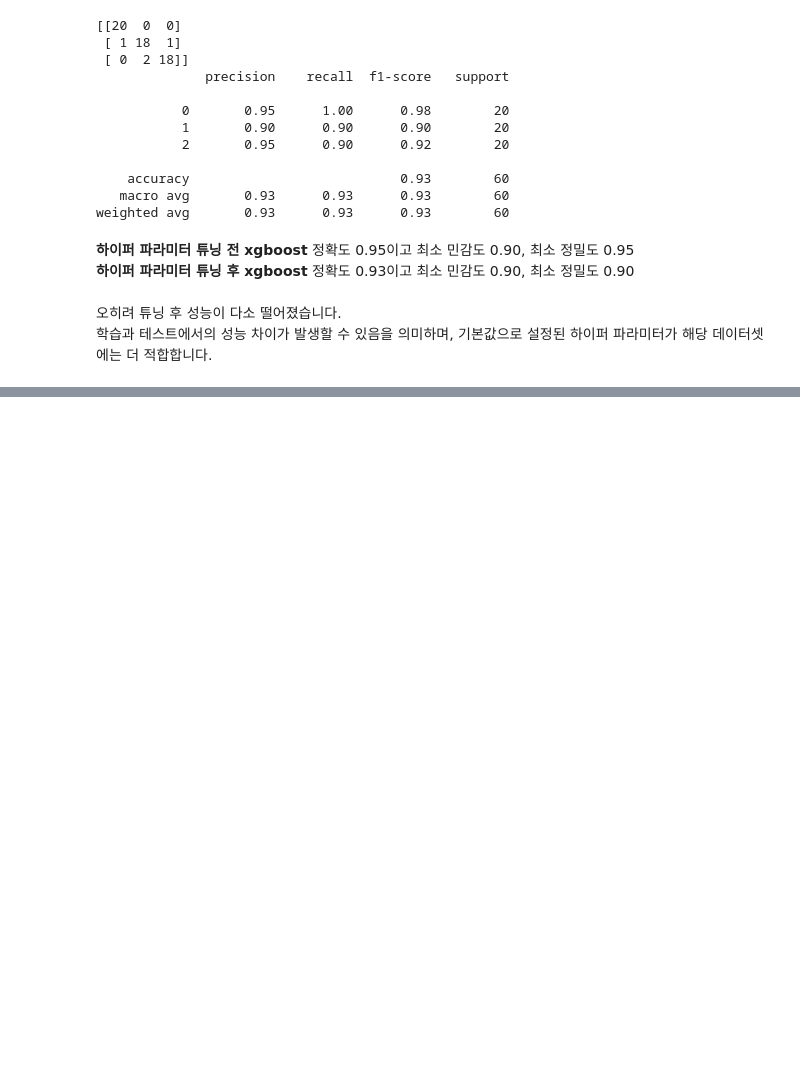
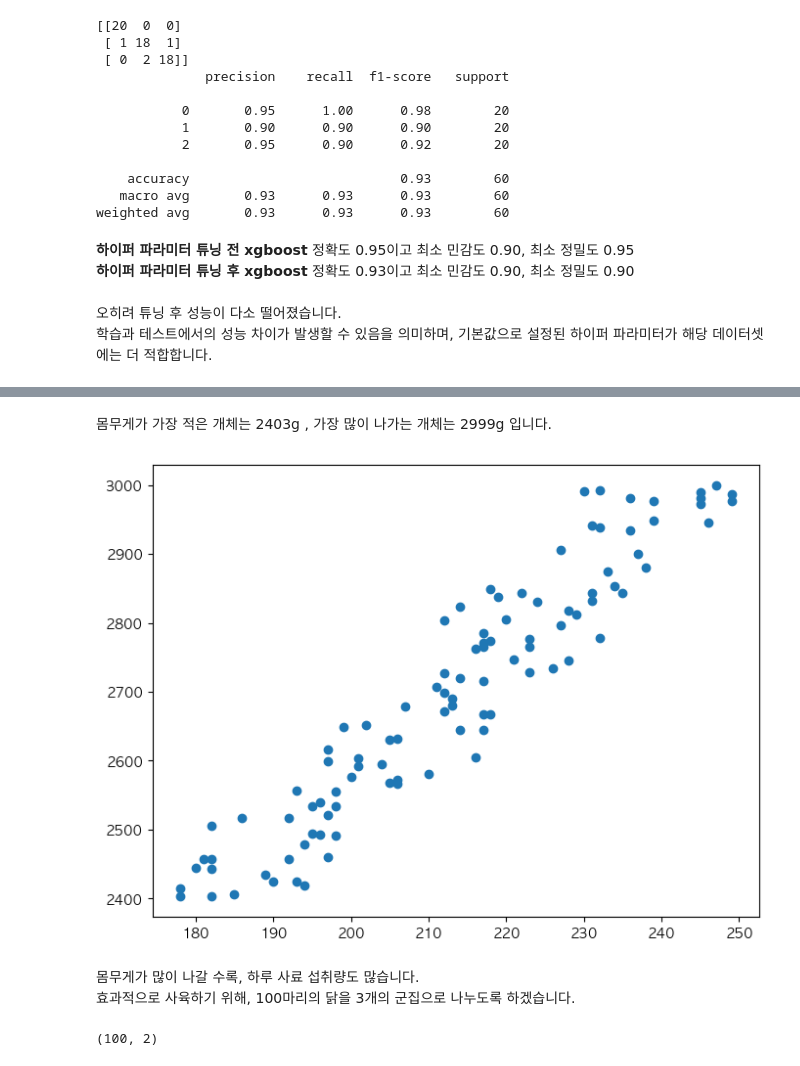
Before and after one commit to hyejinbeck/Chick-Growth, a Jupyter notebook: Analysis.ipynb, the cells around one changed output, grey strips where cells are left out. Drawn from its saved outputs; the diff is of its cells as text; code cells hidden in the pictures; blank space fills up the shorter version.

```diff
--- a/Analysis.ipynb
+++ b/Analysis.ipynb
@@ -2229,0 +2279,22 @@ weighted avg       0.93      0.93      0.93        60
+# %% [markdown]
+몸무게가 가장 적은 개체는 2403g , 가장 많이 나가는 개체는 2999g 입니다.
+# %%
+# 하루 평균 사료 섭취량에 따른 몸무게 분포 확인
+
+plt.figure(figsize=(8,6))
+plt.scatter(x = cl['food'], y = cl['weight'])
+plt.show()
+# %% [output]
+[figure, added]
+# %% [markdown]
+몸무게가 많이 나갈 수록, 하루 사료 섭취량도 많습니다. <br>
+효과적으로 사육하기 위해, 100마리의 닭을 3개의 군집으로 나누도록 하겠습니다.
+# %%
+# 모듈 불러오기
+from sklearn.cluster import KMeans
+
+# 연속형 데이터 weight, food 컬럼만 따로 추출
+cl_n = cl.iloc[:,1:3].values
+cl_n.shape        # weight, food 데이터만
+# %% [output]
+(100, 2)
```
Also changed, not shown: parts of 111 cells of this notebook, 2 other files.
